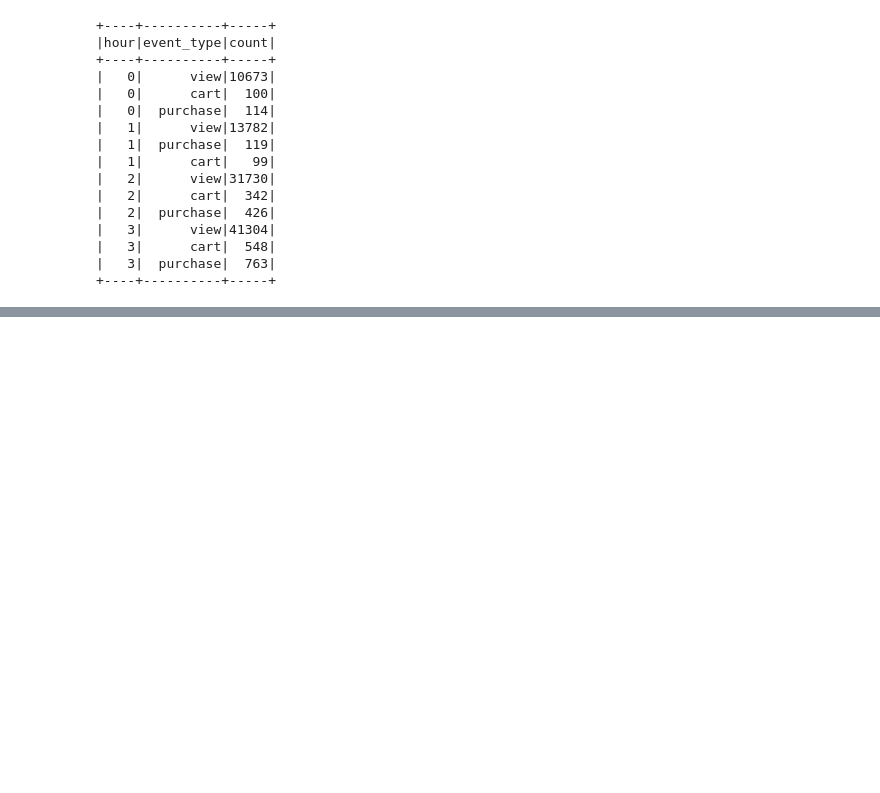
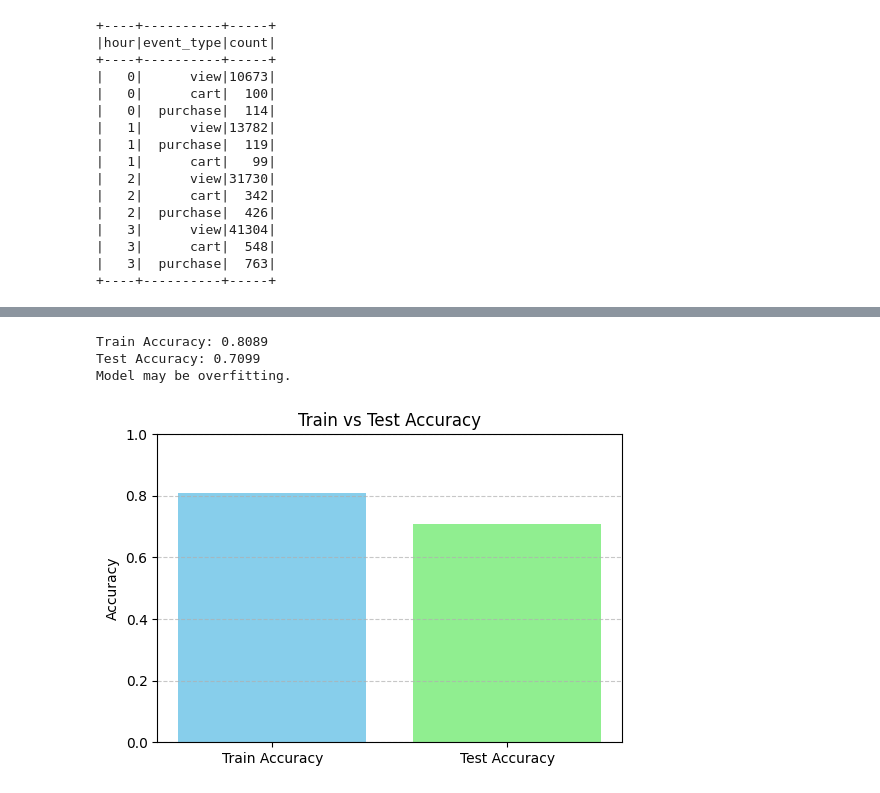
Before and after one commit to chrismicah/dsc232r-milestone2, a Jupyter notebook: 232r_project_part2.ipynb, the cells around one changed output, grey strips where cells are left out. Drawn from its saved outputs; the diff is of its cells as text; code cells hidden in the pictures; blank space fills up the shorter version.

```diff
--- a/232r_project_part2.ipynb
+++ b/232r_project_part2.ipynb
@@ -239,0 +295,48 @@ mv: cannot stat '232r_project_part2.ipynb': No such file or directory
+# %%
+from pyspark.ml.classification import LogisticRegression
+from pyspark.ml.evaluation import MulticlassClassificationEvaluator
+
+# Split into train/test
+train_data, test_data = df_preprocessed.randomSplit([0.8, 0.2], seed=42)
+
+# Train logistic regression
+lr = LogisticRegression(featuresCol="features", labelCol="label")
+lr_model = lr.fit(train_data)
+# %%
+# Evaluate on train
+train_preds = lr_model.transform(train_data)
+test_preds = lr_model.transform(test_data)
+
+evaluator = MulticlassClassificationEvaluator(labelCol="label", predictionCol="prediction", metricName="accuracy")
+
+train_acc = evaluator.evaluate(train_preds)
+test_acc = evaluator.evaluate(test_preds)
+
+print(f"Train Accuracy: {train_acc:.4f}")
+print(f"Test Accuracy: {test_acc:.4f}")
+
+# Determine fit type
+if abs(train_acc - test_acc) < 0.03:
+    print("Model is likely well-fitted.")
+elif train_acc > test_acc:
+    print("Model may be overfitting.")
+else:
+    print("Model may be underfitting.")
+# %% [output]
+Train Accuracy: 0.8089
+Test Accuracy: 0.7099
+Model may be overfitting.
+# %%
+import matplotlib.pyplot as plt
+
+
+
+plt.figure(figsize=(6, 4))
+plt.bar(["Train Accuracy", "Test Accuracy"], [train_acc, test_acc], color=["skyblue", "lightgreen"])
+plt.ylim(0, 1.0)
+plt.ylabel("Accuracy")
+plt.title("Train vs Test Accuracy")
+plt.grid(axis="y", linestyle="--", alpha=0.7)
+plt.show()
+# %% [output]
+[figure, added]
```
Also changed, not shown: parts of 7 cells of this notebook, 2 other files.
